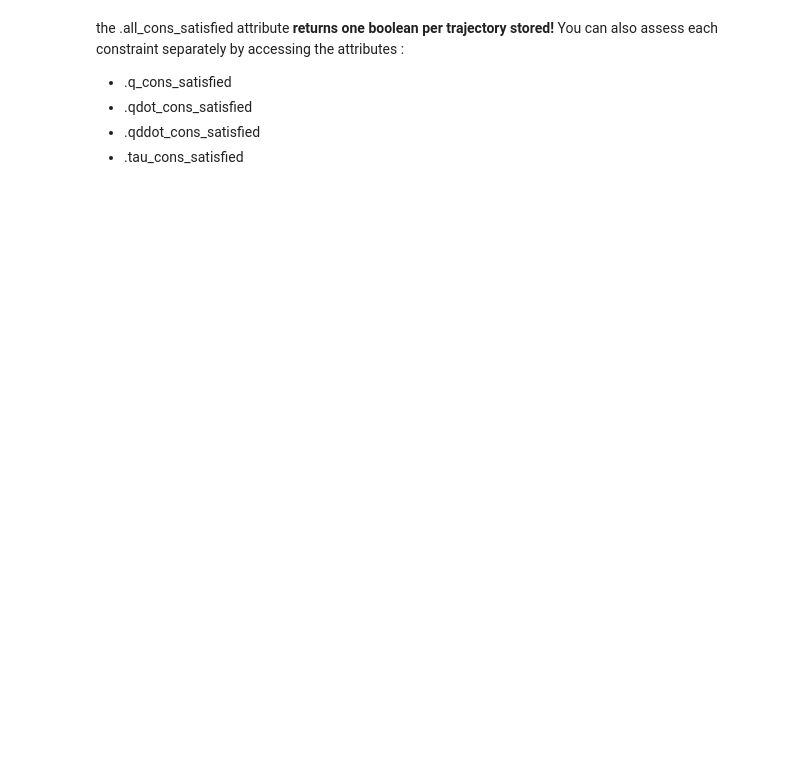
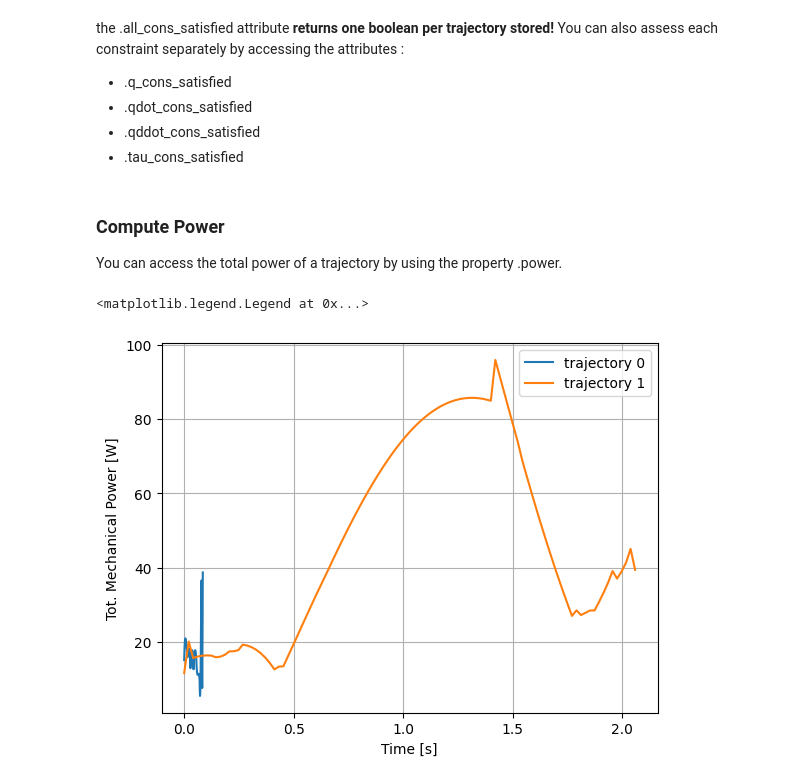
Before and after one commit to epfl-lasa/mpc_motion_planner, a Jupyter notebook: pyMPC/howToUse.ipynb, the cells around one changed output. Saved outputs shown, nothing was run; the diff lists cells and outputs as text; code cells hidden in the pictures; blank space fills up the shorter version.

```diff
--- a/pyMPC/howToUse.ipynb
+++ b/pyMPC/howToUse.ipynb
@@ -7,6 +7,6 @@ import numpy as np
 # %% [markdown]
 ### Create your motion planner
 # %%
-planner = MotionPlanner(RobotModel.Kuka14)
+planner = MotionPlanner(RobotModel.Panda)
 # %% [markdown]
 ### Set boundary conditions
@@ -26,2 +13,12 @@ planner.set_target_state((qd, dqd, ddqd))
+# %%
+# Initial state, for instance :
+qlim =planner._robot_utils.X_limits
+qdotlim = planner._robot_utils.V_limits
+q0, dq0, ddq0 = planner.sample_state(set_qddot_to_zero=True)
+qd, dqd, ddqd = planner.sample_state(set_qddot_to_zero=True)
+
+
+planner.set_current_state((q0, dq0, ddq0))
+planner.set_target_state((qd, dqd, ddqd))
 # %% [markdown]
 ### Solve and get trajectory
@@ -36,8 +34,7 @@ traj_ruckig = planner.get_trajectory(ruckig=True)
 If you have several trajectories to compute, you can concatenate these by using the "+" operator :
 # %%
 print("Shape of traj is initially : {} ({} trajectory of {} time-steps)".format(traj.shape, *traj.shape))
-traj2 = planner.get_trajectory()
-traj += traj2
+traj += traj_ruckig
 print("After using the + operator traj has now shape : {} ({} trajectories of {} time-steps each)".format(traj.shape, *traj.shape))
 # %% [output]
 Shape of traj is initially : (1, 101) (1 trajectory of 101 time-steps)
@@ -71,3 +68,17 @@ the .all_cons_satisfied attribute **returns one boolean per trajectory stored!**
 - .qdot_cons_satisfied
 - .qddot_cons_satisfied
 - .tau_cons_satisfied
+# %% [markdown]
+### Compute Power
+You can access the total power of a trajectory by using the property .power.
+# %%
+plt.figure()
+plt.grid()
+plt.xlabel("Time [s]")
+plt.ylabel("Tot. Mechanical Power [W]")
+for i in range(len(traj)):
+    plt.plot(traj.t[i], traj.power[i], label="trajectory {}".format(i))
+plt.legend()
+# %% [output]
+<matplotlib.legend.Legend at 0x...>
+[figure, added]
```
Also changed, not shown: parts of 6 cells of this notebook, 11 other files.
